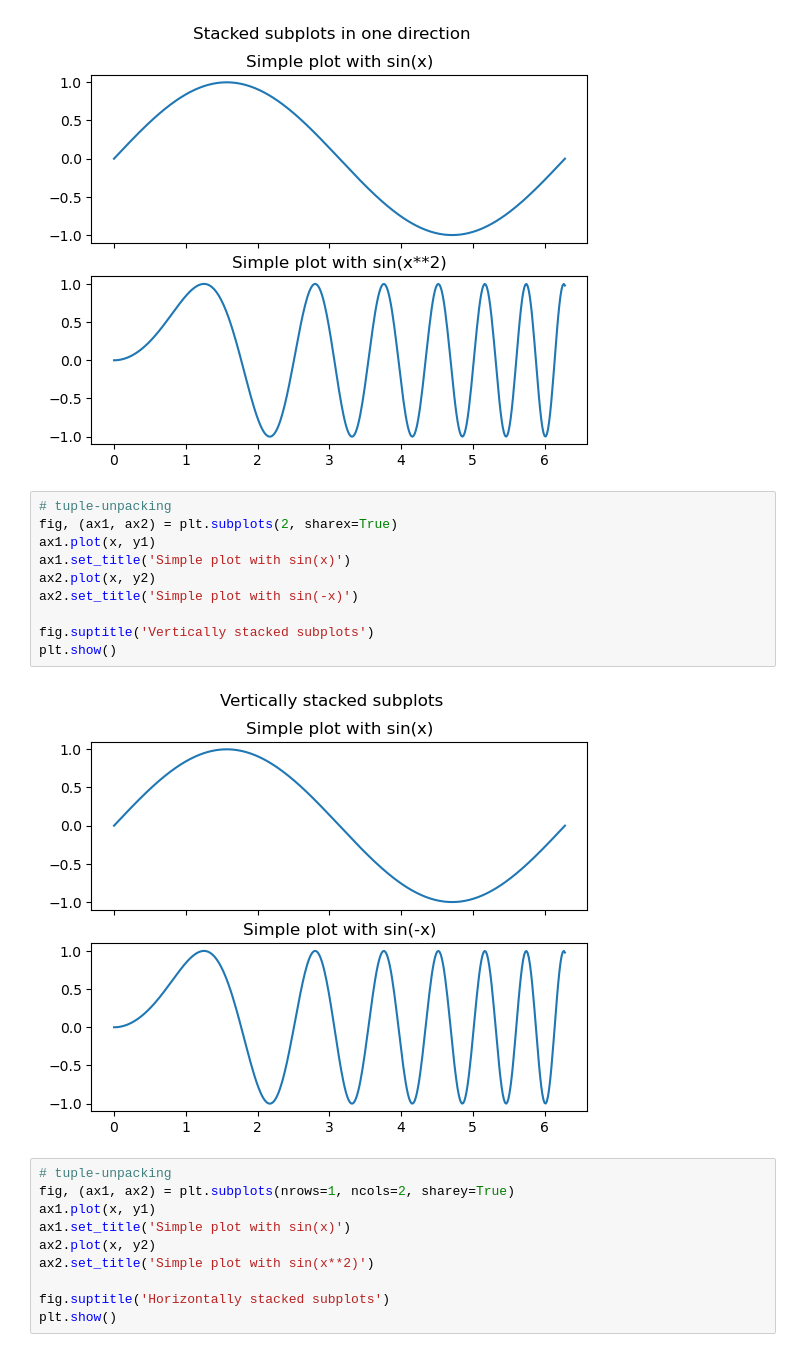
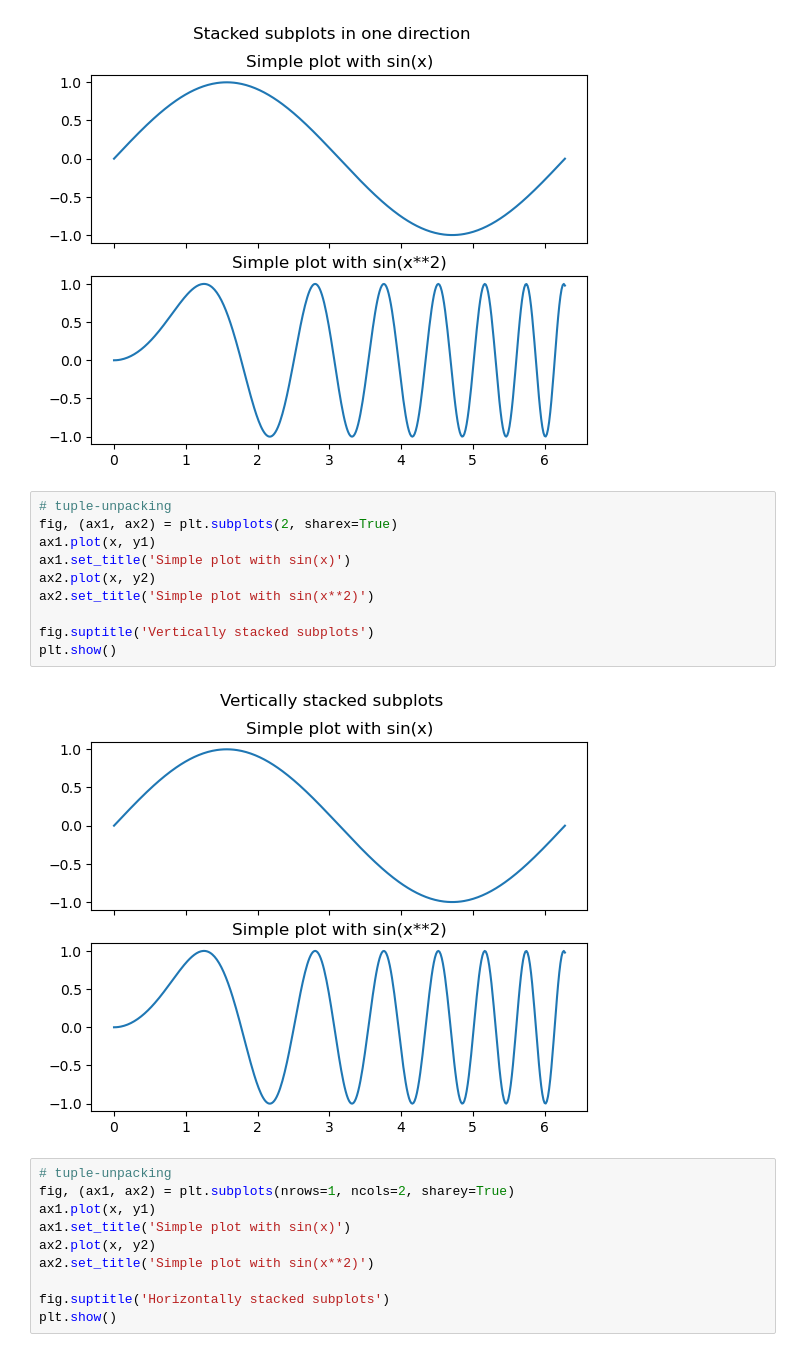
Before and after one commit to WasikAhmed/dataScience-and-ML, a Jupyter notebook: Matplotlib/subplots.ipynb, the cells around one changed output. Cells and saved outputs as stored; diff of their text form.

```diff
--- a/Matplotlib/subplots.ipynb
+++ b/Matplotlib/subplots.ipynb
@@ -52,15 +52,15 @@ plt.show()
 # %%
 # tuple-unpacking
 fig, (ax1, ax2) = plt.subplots(2, sharex=True)
 ax1.plot(x, y1)
 ax1.set_title('Simple plot with sin(x)')
 ax2.plot(x, y2)
-ax2.set_title('Simple plot with sin(-x)')
+ax2.set_title('Simple plot with sin(x**2)')
 
 fig.suptitle('Vertically stacked subplots')
 plt.show()
 # %% [output]
-[figure, old version]
+[figure, new version]
 # %%
 # tuple-unpacking
 fig, (ax1, ax2) = plt.subplots(nrows=1, ncols=2, sharey=True)
```
Also changed, not shown: parts of 14 cells of this notebook.
